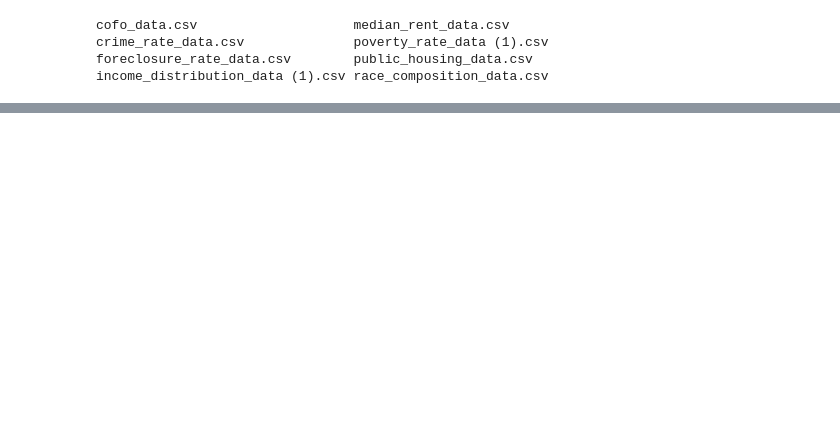
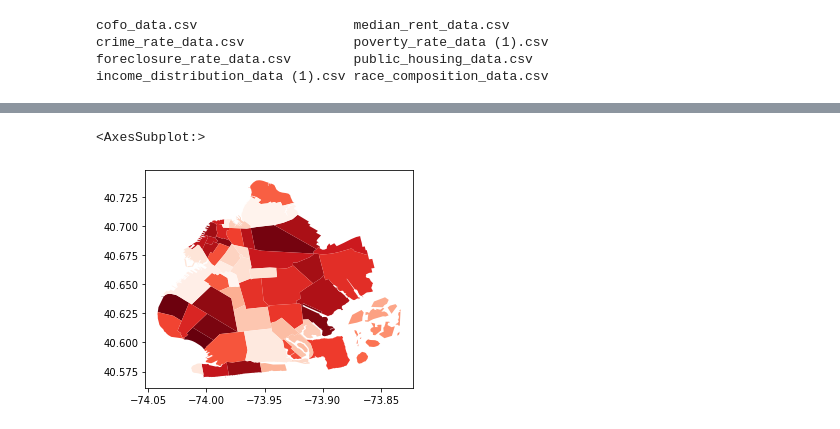
Before and after one commit to sashasabater/nyc-gun-violence, a Jupyter notebook: notebooks/neighborhood.ipynb, the cells around one changed output, grey strips where cells are left out. Saved outputs shown, nothing was run; the diff lists cells and outputs as text; code cells hidden in the pictures; blank space fills up the shorter version.

```diff
--- a/notebooks/neighborhood.ipynb
+++ b/notebooks/neighborhood.ipynb
@@ -32,0 +34,5 @@ nyc_m.plot(figsize=(16, 16), color='seagreen')
+# %%
+nyc_m[nyc_m.borough == 'Brooklyn'].plot(cmap='Reds_r')
+# %% [output]
+<AxesSubplot:>
+[figure, added]
```
Also changed, not shown: parts of 3 cells of this notebook.
